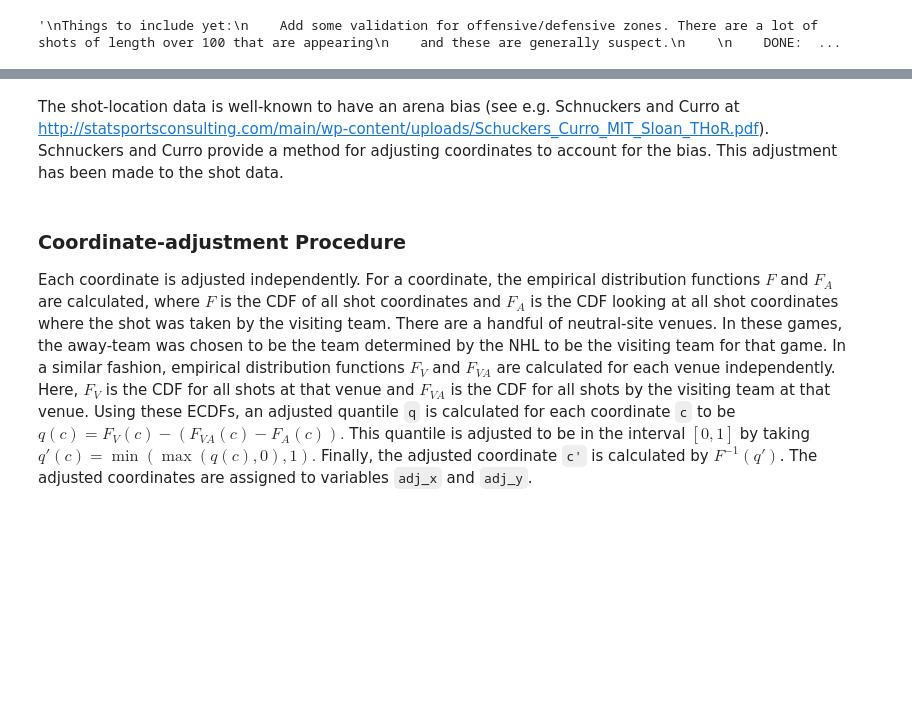
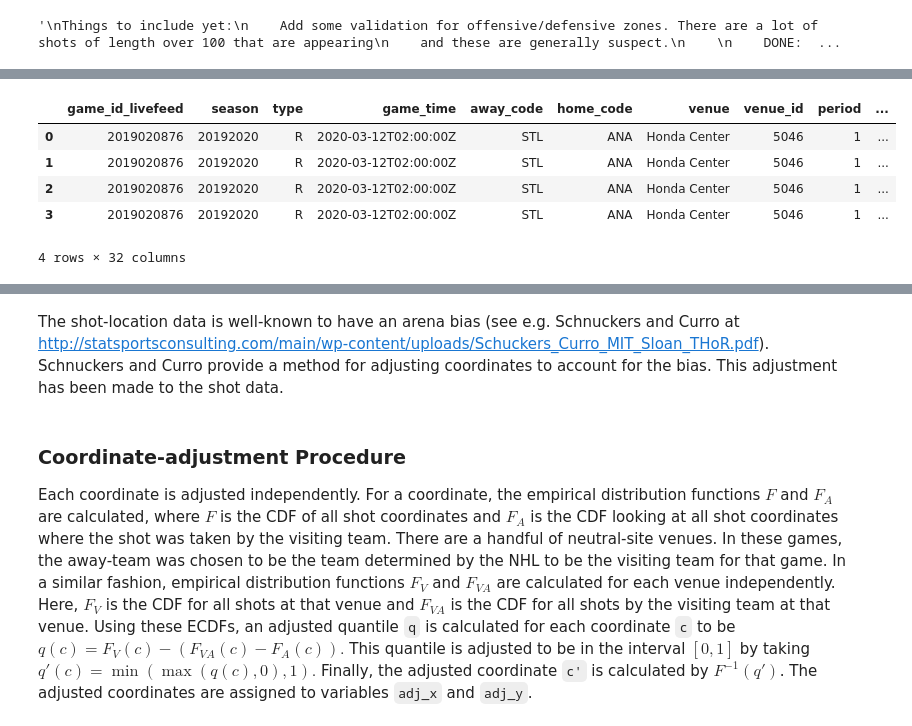
Before and after one commit to nmwodarz/Springboard, a Jupyter notebook: Capstone2/Capstone 2 Data Wrangling.ipynb, the cells around one changed output, grey strips where cells are left out. Cells and saved outputs as stored; diff of their text form; code cells hidden in the pictures; blank space fills up the shorter version.

```diff
--- a/Capstone2/Capstone 2 Data Wrangling.ipynb
+++ b/Capstone2/Capstone 2 Data Wrangling.ipynb
@@ -1524,0 +1612,9 @@ shot_frame.dropna(subset=['event_coord_x', 'event_coord_y'], inplace=True)
+# %%
+shot_frame[shot_frame['pos_a'].isna()]
+# %% [output]
+|  | game_id_livefeed | season | type | game_time | away_code | home_code | venue | venue_id | period | ... |
+| 0 | 2019020876 | 20192020 | R | 2020-03-12T02:00:00Z | STL | ANA | Honda Center | 5046 | 1 | ... |
+| 1 | 2019020876 | 20192020 | R | 2020-03-12T02:00:00Z | STL | ANA | Honda Center | 5046 | 1 | ... |
+| 2 | 2019020876 | 20192020 | R | 2020-03-12T02:00:00Z | STL | ANA | Honda Center | 5046 | 1 | ... |
+| 3 | 2019020876 | 20192020 | R | 2020-03-12T02:00:00Z | STL | ANA | Honda Center | 5046 | 1 | ... |
+4 rows × 32 columns
```
Also changed, not shown: parts of 9 cells of this notebook.
